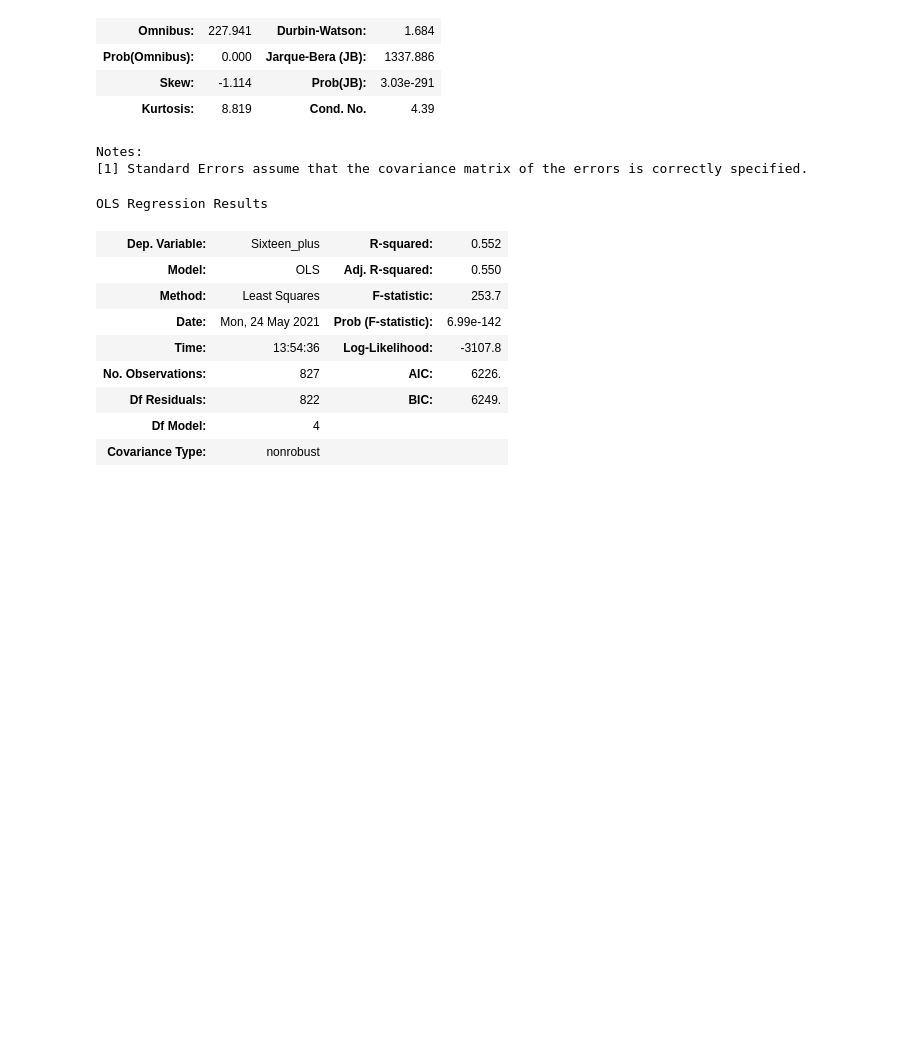
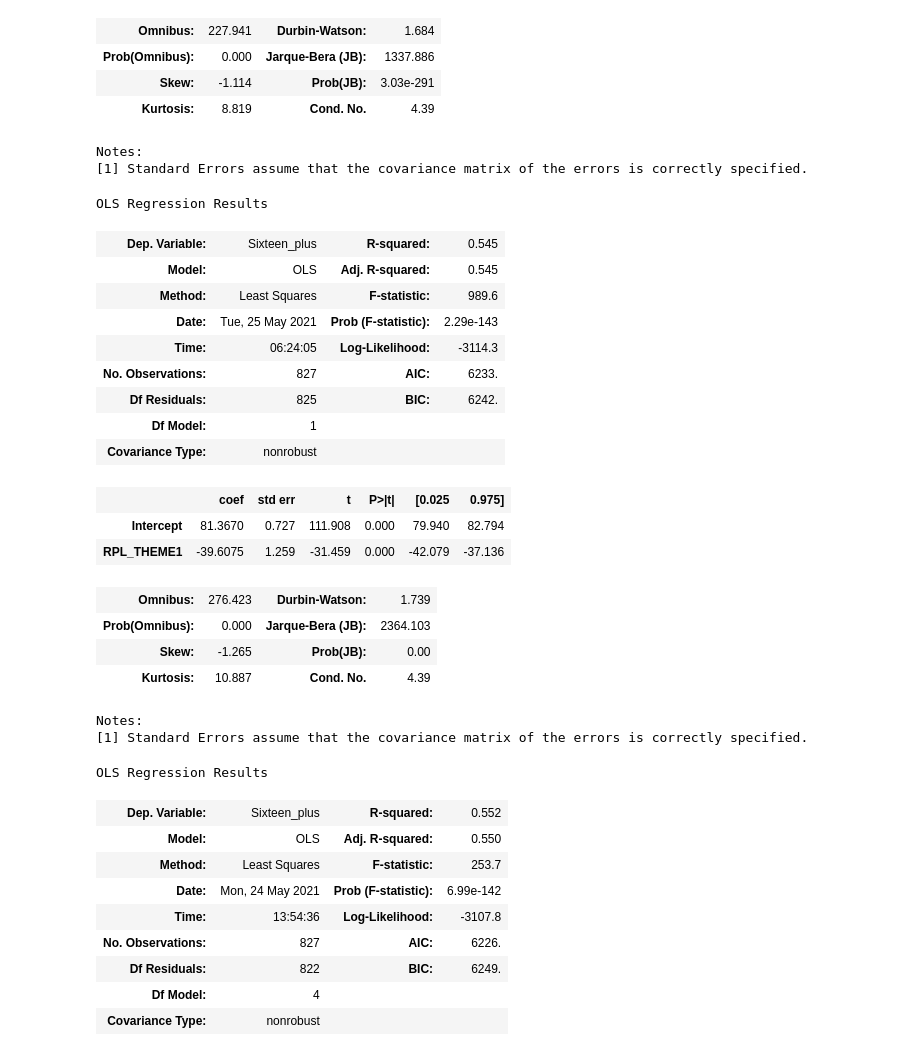
Before and after one commit to kpananjady/SVI_component_analysis, a Jupyter notebook: SVI characteristics .ipynb, the cells around one changed output. Drawn from its saved outputs; the diff is of its cells as text; code cells hidden in the pictures; blank space fills up the shorter version.

```diff
--- a/SVI characteristics .ipynb
+++ b/SVI characteristics .ipynb
@@ -272,6 +294,31 @@ OLS Regression Results
 | Kurtosis: | 8.819 | Cond. No. | 4.39 |
 Notes:
 [1] Standard Errors assume that the covariance matrix of the errors is correctly specified.
+# %%
+#Sixteen plus with the themes
+vaccination_model = ols("""Sixteen_plus ~ RPL_THEME1""", data=df_final_for_regression).fit()
+# summarize our model
+vaccination_model.summary()
+# %% [output]
+OLS Regression Results
+| Dep. Variable: | Sixteen_plus | R-squared: | 0.545 |
+| Model: | OLS | Adj. R-squared: | 0.545 |
+| Method: | Least Squares | F-statistic: | 989.6 |
+| Date: | Tue, 25 May 2021 | Prob (F-statistic): | 2.29e-143 |
+| Time: | 06:24:05 | Log-Likelihood: | -3114.3 |
+| No. Observations: | 827 | AIC: | 6233. |
+| Df Residuals: | 825 | BIC: | 6242. |
+| Df Model: | 1 |  |  |
+| Covariance Type: | nonrobust |  |  |
+|  | coef | std err | t | P>|t| | [0.025 | 0.975] |
+| Intercept | 81.3670 | 0.727 | 111.908 | 0.000 | 79.940 | 82.794 |
+| RPL_THEME1 | -39.6075 | 1.259 | -31.459 | 0.000 | -42.079 | -37.136 |
+| Omnibus: | 276.423 | Durbin-Watson: | 1.739 |
+| Prob(Omnibus): | 0.000 | Jarque-Bera (JB): | 2364.103 |
+| Skew: | -1.265 | Prob(JB): | 0.00 |
+| Kurtosis: | 10.887 | Cond. No. | 4.39 |
+Notes:
+[1] Standard Errors assume that the covariance matrix of the errors is correctly specified.
 # %%
 #Sixteen plus with the themes
 vaccination_model = ols("""Sixteen_plus ~ RPL_THEME1
```
Also changed, not shown: parts of 11 cells of this notebook.
